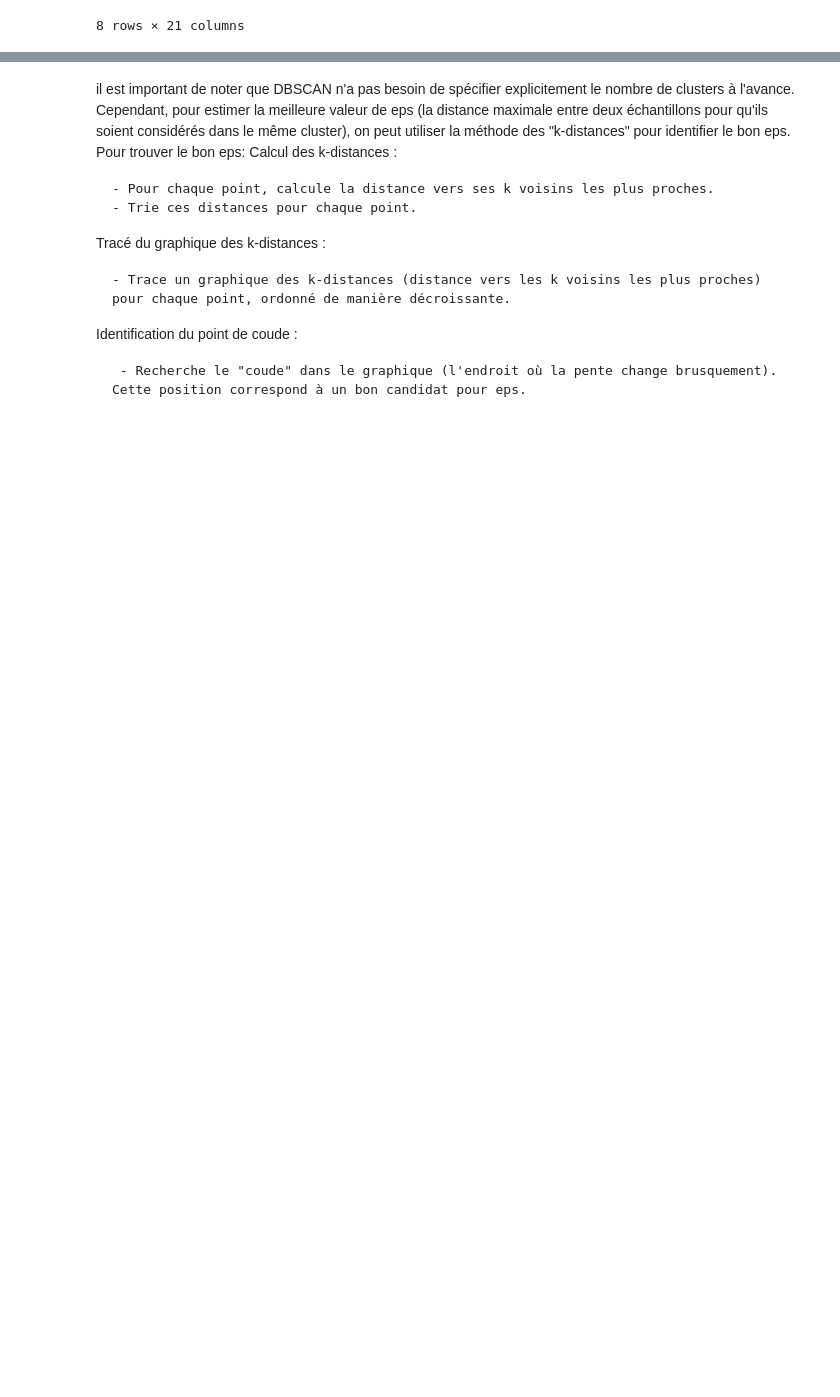
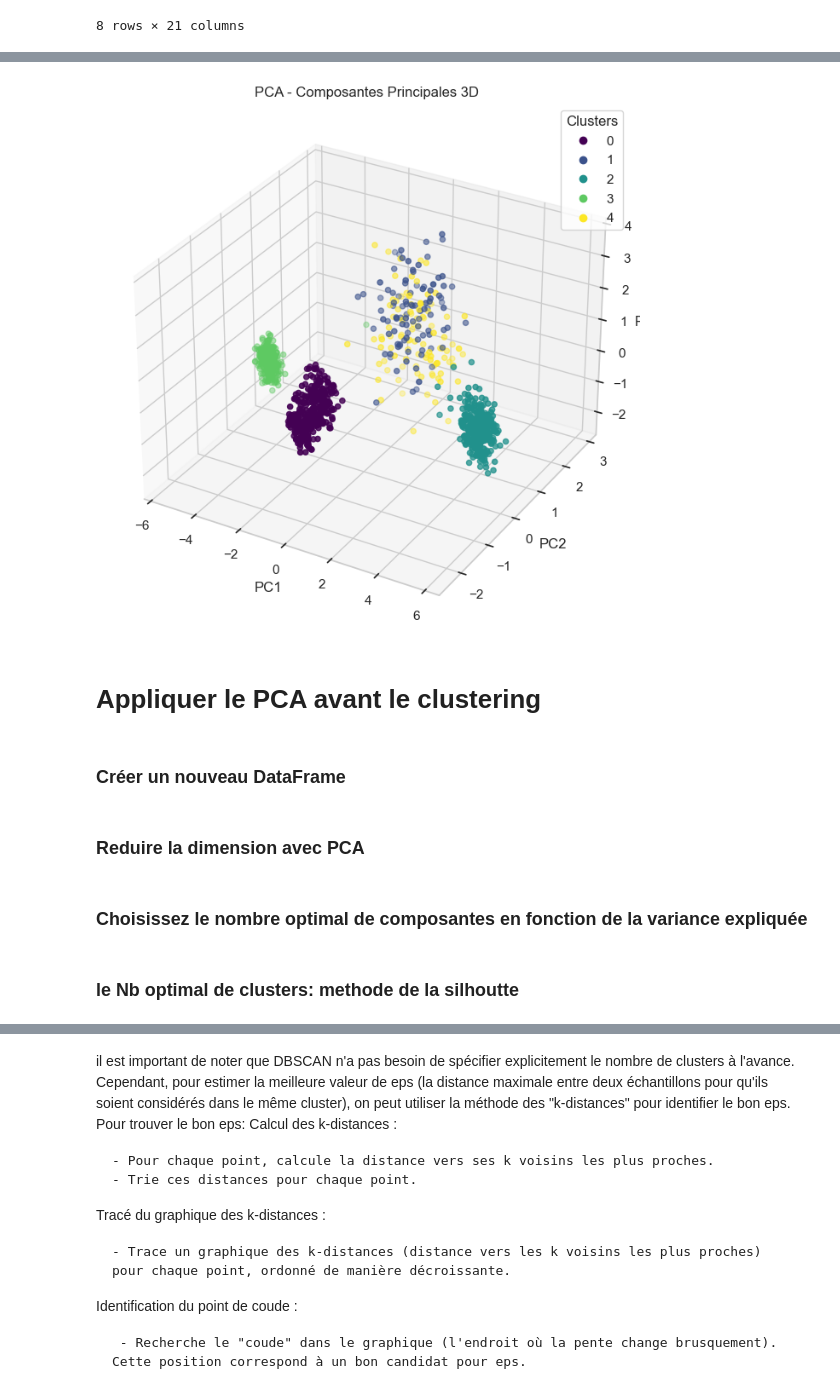
Before and after one commit to IkramBlsl/Data-Mining---Clustering-, a Jupyter notebook: Data_mining_clustering.ipynb, the cells around one changed output, grey strips where cells are left out. Drawn from its saved outputs; the diff is of its cells as text; code cells hidden in the pictures; blank space fills up the shorter version.

```diff
--- a/Data_mining_clustering.ipynb
+++ b/Data_mining_clustering.ipynb
@@ -273,0 +328,32 @@ data.describe()
+# %%
+import matplotlib.pyplot as plt
+from mpl_toolkits.mplot3d import Axes3D
+
+# Appliquer le PCA avec 3 composantes
+pca = PCA(n_components=3)
+pca_result_3d = pca.fit_transform(scaled_data)
+
+# Créer un DataFrame avec les trois composantes principales
+pca_df_3d = pd.DataFrame(data=pca_result_3d, columns=[f'PC{i+1}' for i in range(3)])
+pca_df_3d['cluster'] = df_copie['cluster']
+
+# Créer une figure 3D
+fig = plt.figure(figsize=(8, 8))
+ax = fig.add_subplot(111, projection='3d')
+
+# Utiliser scatter pour le plot en 3D avec des couleurs représentant les clusters
+scatter = ax.scatter(pca_df_3d['PC1'], pca_df_3d['PC2'], pca_df_3d['PC3'], c=pca_df_3d['cluster'], cmap='viridis')
+
+ax.set_xlabel('PC1')
+ax.set_ylabel('PC2')
+ax.set_zlabel('PC3')
+ax.set_title('PCA - Composantes Principales 3D')
+ax.legend(*scatter.legend_elements(), title='Clusters')
+
+plt.show()
+# %% [output]
+[figure, added]
+# %% [markdown]
+# Appliquer le PCA avant le clustering
+# %% [markdown]
+### Créer un nouveau DataFrame
@@ -273,0 +362,2 @@ data.describe()
+# %% [markdown]
+### Reduire la dimension avec PCA
@@ -273,0 +367,2 @@ data.describe()
+# %% [markdown]
+### Choisissez le nombre optimal de composantes en fonction de la variance expliquée
@@ -273,0 +376,2 @@ data.describe()
+# %% [markdown]
+### le Nb optimal de clusters: methode de la silhoutte
```
Also changed, not shown: parts of 70 cells of this notebook.
